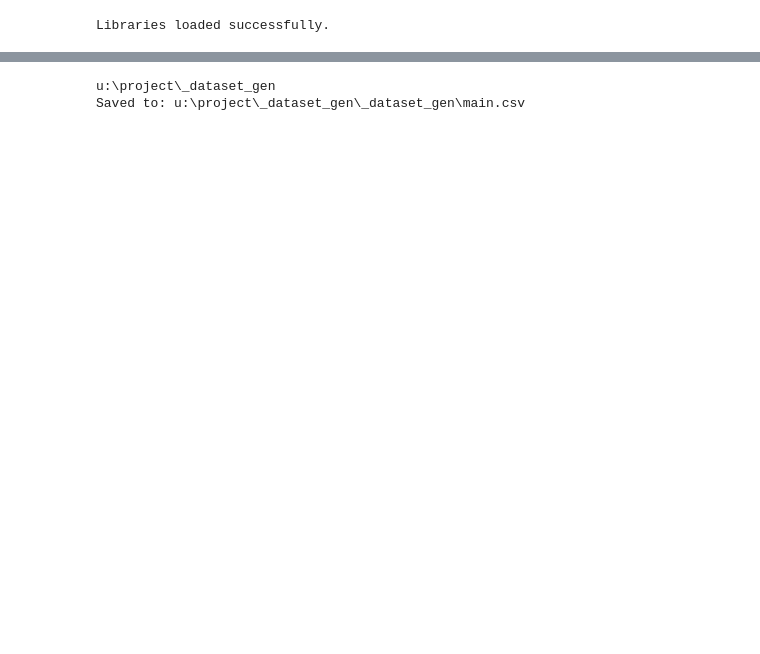
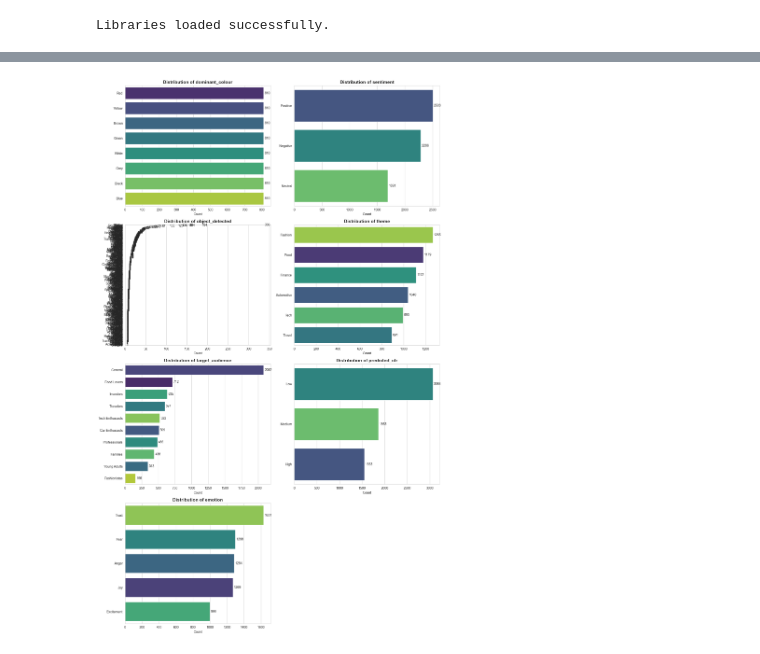
Before and after one commit to root-aj000/multi-model, a Jupyter notebook: _dataset_gen/Data_clean/02.ipynb, the cells around one changed output, grey strips where cells are left out. Drawn from its saved outputs; the diff is of its cells as text; code cells hidden in the pictures; blank space fills up the shorter version.

```diff
--- a/_dataset_gen/Data_clean/02.ipynb
+++ b/_dataset_gen/Data_clean/02.ipynb
@@ -170,0 +278,18 @@ Cleaned size:  6762
+# %%
+# 1. Find the indices (row numbers) where theme is 'Fashion'
+fashion_indices = df[df['theme'] == 'Fashion'].index
+
+# 2. Select the first 1000 indices
+# (Note: If there are fewer than 1000, it will just drop all of them)
+indices_to_drop = fashion_indices[:1500]
+
+print(f"Total 'Fashion' rows found: {len(fashion_indices)}")
+print(f"Dropping: {len(indices_to_drop)} rows...")
+
+# 3. Drop specific rows by index
+df = df.drop(indices_to_drop)
+
+# 4. Verify the result
+print("-" * 30)
+print(f"Remaining 'Fashion' rows: {len(df[df['theme'] == 'Fashion'])}")
+print(f"New Total Dataset Size: {len(df)}")
@@ -171,10 +397,58 @@ Cleaned size:  6762
+# %%
+import seaborn as sns
+import matplotlib.pyplot as plt
+import math
+
+# 1. Define the columns you want to plot
+cols_to_plot = [
+    'dominant_colour',
+    'sentiment',
+    'object_detected',
+    'theme',
+    'target_audience',
+    'predicted_ctr',
+    'emotion'
+]
+
+# 2. Setup the Grid (4 rows x 2 columns)
+num_plots = len(cols_to_plot)
+num_cols = 2
+num_rows = math.ceil(num_plots / num_cols)
+
+plt.figure(figsize=(15, 6 * num_rows))  # Adjust height based on number of rows
+sns.set_style("whitegrid")
+
+# 3. Loop through every column and create a chart
+for i, col in enumerate(cols_to_plot):
+    if col in df.columns:
+        plt.subplot(num_rows, num_cols, i + 1)
+
+        # Calculate value counts to sort bars by size
+        order = df[col].value_counts().index
+
+        # Plot Horizontal Bar Chart
+        ax = sns.countplot(data=df, y=col, order=order, palette='viridis', hue=col, legend=False)
+
+        # Add Title and Labels
+        plt.title(f'Distribution of {col}', fontsize=14, fontweight='bold')
+        plt.xlabel('Count')
+        plt.ylabel('')
+
+        # Add numbers at the end of each bar
+        for container in ax.containers:
+            ax.bar_label(container, padding=3)
+    else:
+        print(f"Skipping {col} (Not found in DataFrame)")
+
+# 4. Final Layout Adjustments
+plt.tight_layout()
+plt.show()
+# %% [output]
+[figure, added]
 # %%
 from pathlib import Path
 dir = Path.cwd().parent
 print(dir)
 save_dir = dir
-# df.to_csv(save_dir / 'main.csv', index=False)
+df.to_csv(save_dir / 'main.csv', index=False)
 print(f"Saved to: {save_dir / 'main.csv'}")
-# %% [output]
-u:\project\_dataset_gen
-Saved to: u:\project\_dataset_gen\_dataset_gen\main.csv
```
Also changed, not shown: parts of 16 cells of this notebook, 2 other files.
